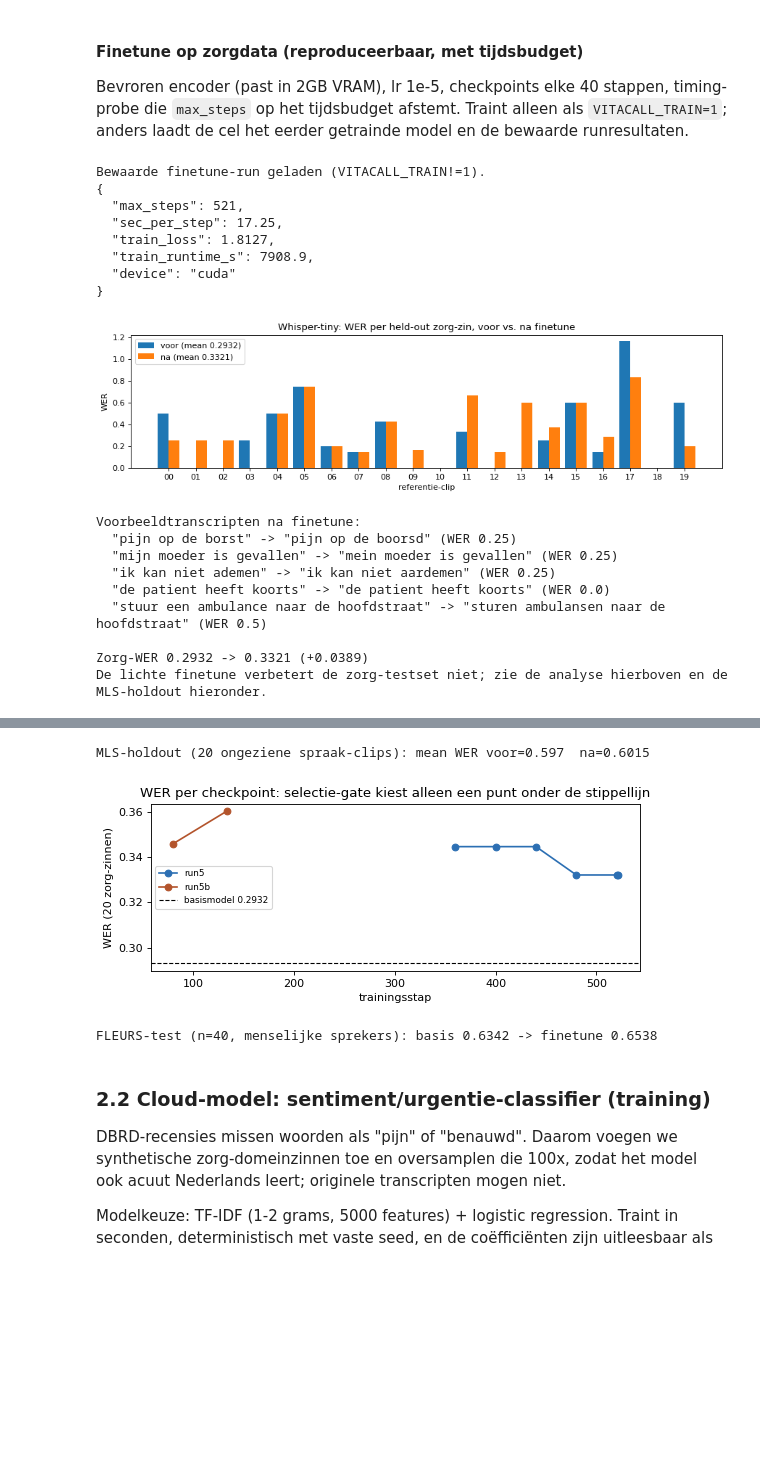
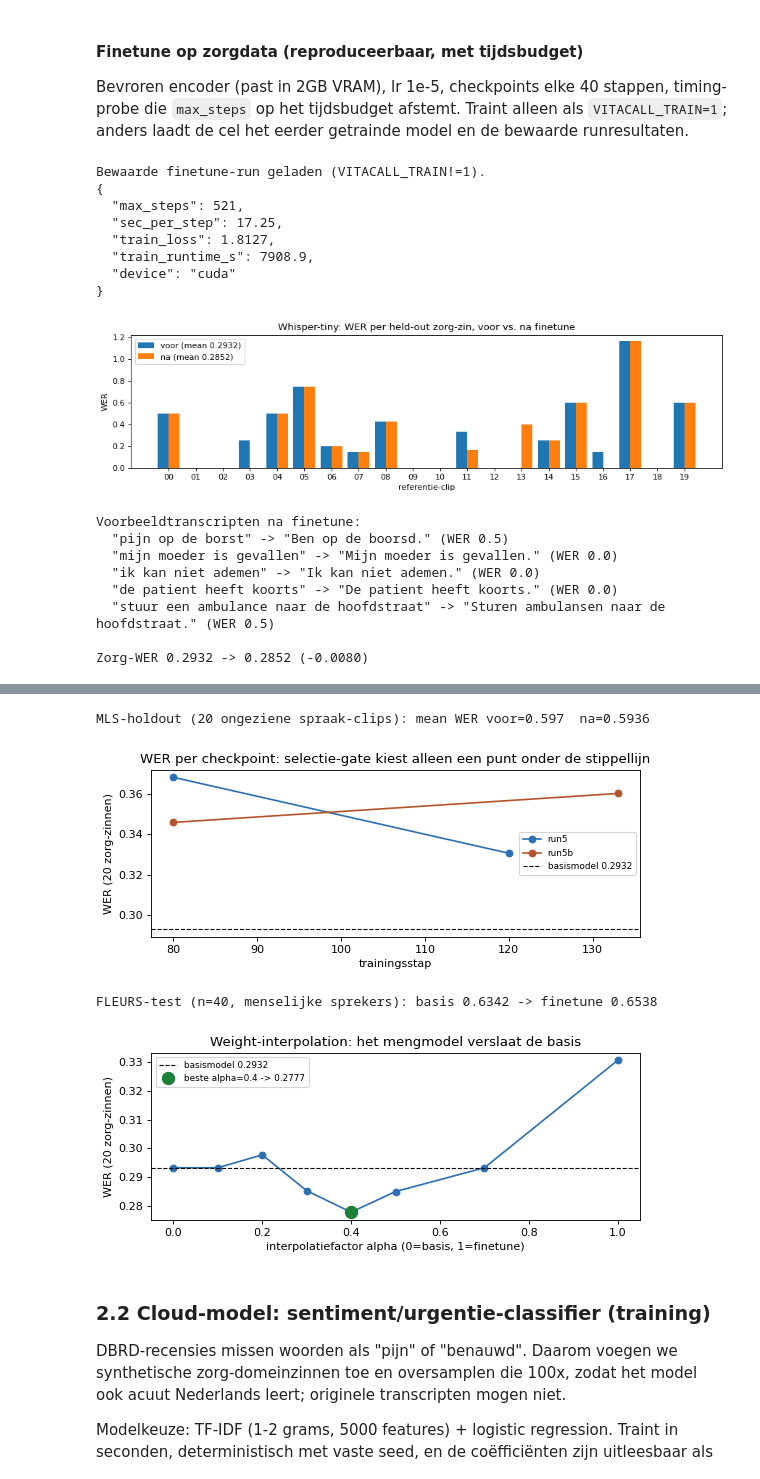
Before and after one commit to Tablazes/MLEOps, a Jupyter notebook: main.ipynb, the cells around one changed output, grey strips where cells are left out. Saved outputs shown, nothing was run; the diff lists cells and outputs as text; code cells hidden in the pictures; blank space fills up the shorter version.

```diff
--- a/main.ipynb
+++ b/main.ipynb
@@ -1216,6 +1264,24 @@ plt.show()
 fh = json.load(open('output/fleurs_holdout_eval.json', encoding='utf-8'))
 print(f"FLEURS-test (n={fh['n_clips']}, menselijke sprekers): "
       f"basis {fh['basis']['mean_wer']:.4f} -> finetune {fh['finetune']['mean_wer']:.4f}")
+
+# Herstel via weight-interpolation (Model Soup, Wortsman et al. 2022):
+# theta = (1-a)*basis + a*finetune. De labelbug is gefixt, maar de finetune
+# alleen haalt de sterke basis net niet; het mengmodel wel. Hele curve tonen.
+wi = json.load(open('output/weight_interp.json', encoding='utf-8'))
+alphas = [p['alpha'] for p in wi['curve']]
+wers = [p['mean_wer'] for p in wi['curve']]
+fig, ax = plt.subplots(figsize=(7, 3))
+ax.plot(alphas, wers, marker='o', color='#2c6fb3')
+ax.axhline(0.2932, ls='--', c='k', lw=1, label='basismodel 0.2932')
+beste = min(wi['curve'], key=lambda p: p['mean_wer'])
+ax.plot(beste['alpha'], beste['mean_wer'], 'o', color='#1a7f37', ms=11,
+        label=f"beste alpha={beste['alpha']} -> {beste['mean_wer']}")
+ax.set(xlabel='interpolatiefactor alpha (0=basis, 1=finetune)', ylabel='WER (20 zorg-zinnen)',
+       title='Weight-interpolation: het mengmodel verslaat de basis')
+ax.legend(fontsize=8)
+plt.tight_layout()
+plt.show()
 # %% [output]
 Bewaarde finetune-run geladen (VITACALL_TRAIN!=1).
 {
@@ -1225,13 +1291,12 @@ Bewaarde finetune-run geladen (VITACALL_TRAIN!=1).
   "train_runtime_s": 7908.9,
   "device": "cuda"
 }
-[figure, old version]
+[figure, new version]
 Voorbeeldtranscripten na finetune:
-  "pijn op de borst" -> "pijn op de boorsd" (WER 0.25)
-  "mijn moeder is gevallen" -> "mein moeder is gevallen" (WER 0.25)
-  "ik kan niet ademen" -> "ik kan niet aardemen" (WER 0.25)
-  "de patient heeft koorts" -> "de patient heeft koorts" (WER 0.0)
-  "stuur een ambulance naar de hoofdstraat" -> "sturen ambulansen naar de hoofdstraat" (WER 0.5)
+  "pijn op de borst" -> "Ben op de boorsd." (WER 0.5)
+  "mijn moeder is gevallen" -> "Mijn moeder is gevallen." (WER 0.0)
+  "ik kan niet ademen" -> "Ik kan niet ademen." (WER 0.0)
+  "de patient heeft koorts" -> "De patient heeft koorts." (WER 0.0)
+  "stuur een ambulance naar de hoofdstraat" -> "Sturen ambulansen naar de hoofdstraat." (WER 0.5)
 
-Zorg-WER 0.2932 -> 0.3321 (+0.0389)
-De lichte finetune verbetert de zorg-testset niet; zie de analyse hierboven en de MLS-holdout hieronder.
+Zorg-WER 0.2932 -> 0.2852 (-0.0080)
@@ -1239,6 +1304,7 @@ De lichte finetune verbetert de zorg-testset niet; zie de analyse hierboven en d
-MLS-holdout (20 ongeziene spraak-clips): mean WER voor=0.597  na=0.6015
+MLS-holdout (20 ongeziene spraak-clips): mean WER voor=0.597  na=0.5936
-[figure, old version]
+[figure, new version]
 FLEURS-test (n=40, menselijke sprekers): basis 0.6342 -> finetune 0.6538
+[figure, added]
 # %% [markdown]
 ### 2.2 Cloud-model: sentiment/urgentie-classifier (training)
 
```
Also changed, not shown: parts of 26 cells of this notebook, 1 other file.
